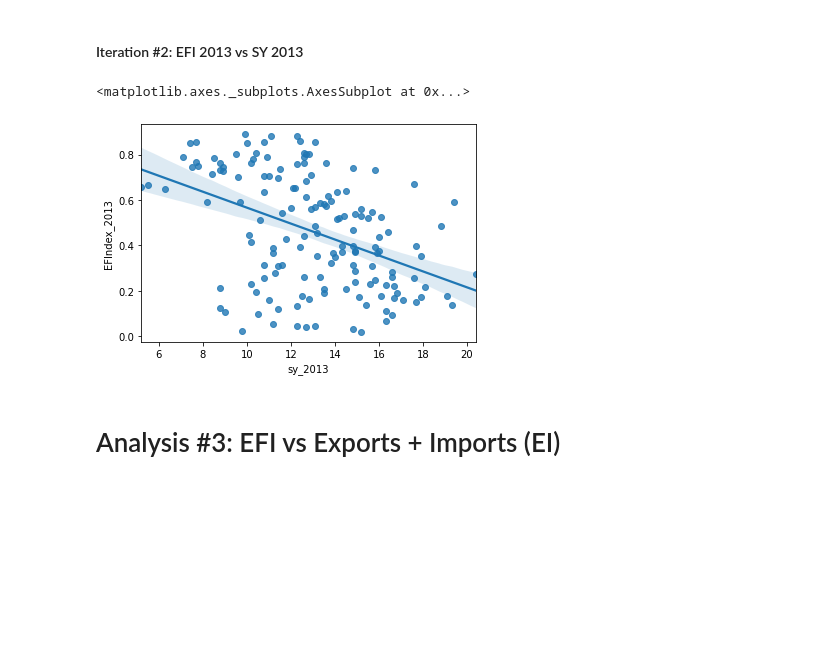
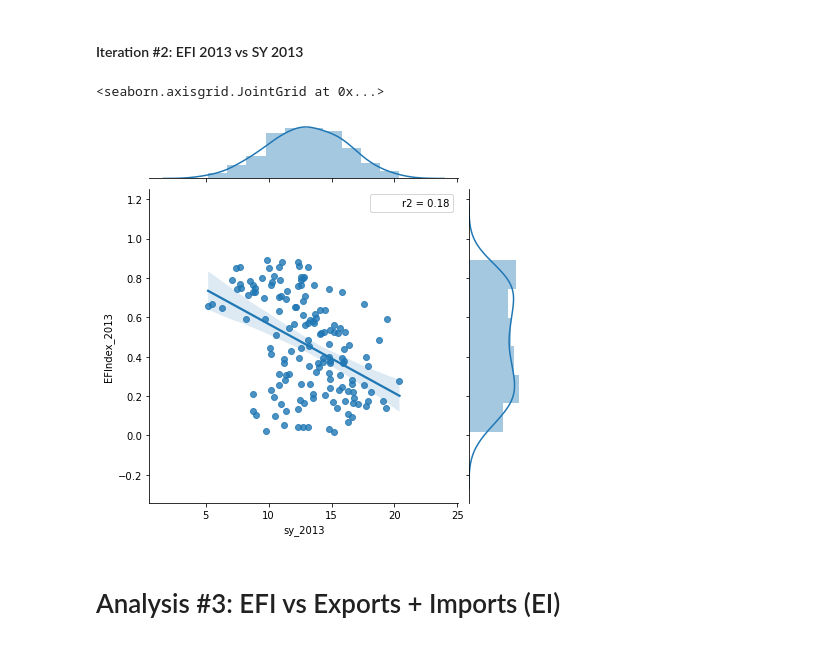
Before and after one commit to cxcollins/OMIS114_final, a Jupyter notebook: OMIS114 Final Notebook.ipynb, the cells around one changed output. Drawn from its saved outputs; the diff is of its cells as text; code cells hidden in the pictures; blank space fills up the shorter version.

```diff
--- a/OMIS114 Final Notebook.ipynb
+++ b/OMIS114 Final Notebook.ipynb
@@ -432,10 +432,10 @@ sns.jointplot(data=analysis_2, x='sy_2018', y='EFIndex_2013', stat_func=r2, kind
 # %% [markdown]
 #### Iteration #2: EFI 2013 vs SY 2013
 # %%
-sns.regplot(data=analysis_2, x='sy_2013', y='EFIndex_2013')
+sns.jointplot(data=analysis_2, x='sy_2013', y='EFIndex_2013', kind='reg', stat_func=r2)
 # %% [output]
-<matplotlib.axes._subplots.AxesSubplot at 0x...>
+<seaborn.axisgrid.JointGrid at 0x...>
-[figure, old version]
+[figure, new version]
 # %% [markdown]
 # Analysis #3: EFI vs Exports + Imports (EI)
 # %% [markdown]
```
Also changed, not shown: parts of 60 cells of this notebook, 1 other file.
